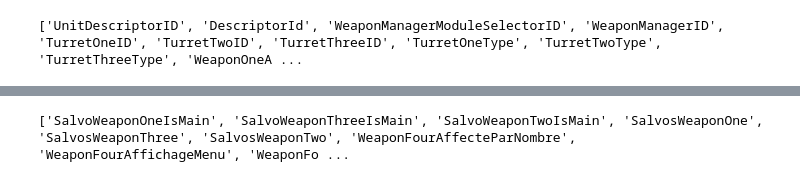
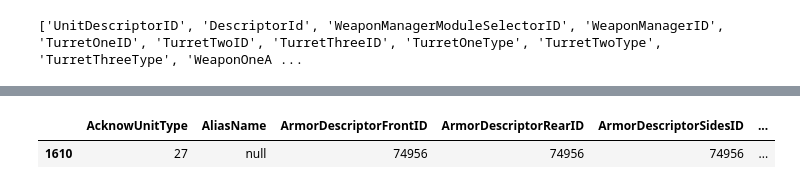
Before and after one commit to ResidentMario/wargame-data, a Jupyter notebook: notebooks/data-munge.ipynb, the cells around one changed output, grey strips where cells are left out. Drawn from its saved outputs; the diff is of its cells as text; code cells hidden in the pictures.

```diff
--- a/notebooks/data-munge.ipynb
+++ b/notebooks/data-munge.ipynb
@@ -334,6 +516,7 @@ df[pd.notnull(df['WeaponFourDescriptorId'])]
-# %%
-print([c for c in list(df.columns) if "Weapon" in c])
-# %% [output]
-['SalvoWeaponOneIsMain', 'SalvoWeaponThreeIsMain', 'SalvoWeaponTwoIsMain', 'SalvosWeaponOne', 'SalvosWeaponThree', 'SalvosWeaponTwo', 'WeaponFourAffecteParNombre', 'WeaponFourAffichageMenu', 'WeaponFo ...
+# %%
+df.sample(1)
+# %% [output]
+|  | AcknowUnitType | AliasName | ArmorDescriptorFrontID | ArmorDescriptorRearID | ArmorDescriptorSidesID | ... |
+| 1610 | 27 | null | 74956 | 74956 | 74956 | ... |
 # %%
 df.to_csv("../data/510049986/data.csv")
```
Also changed, not shown: parts of 12 cells of this notebook, 8 other files.
